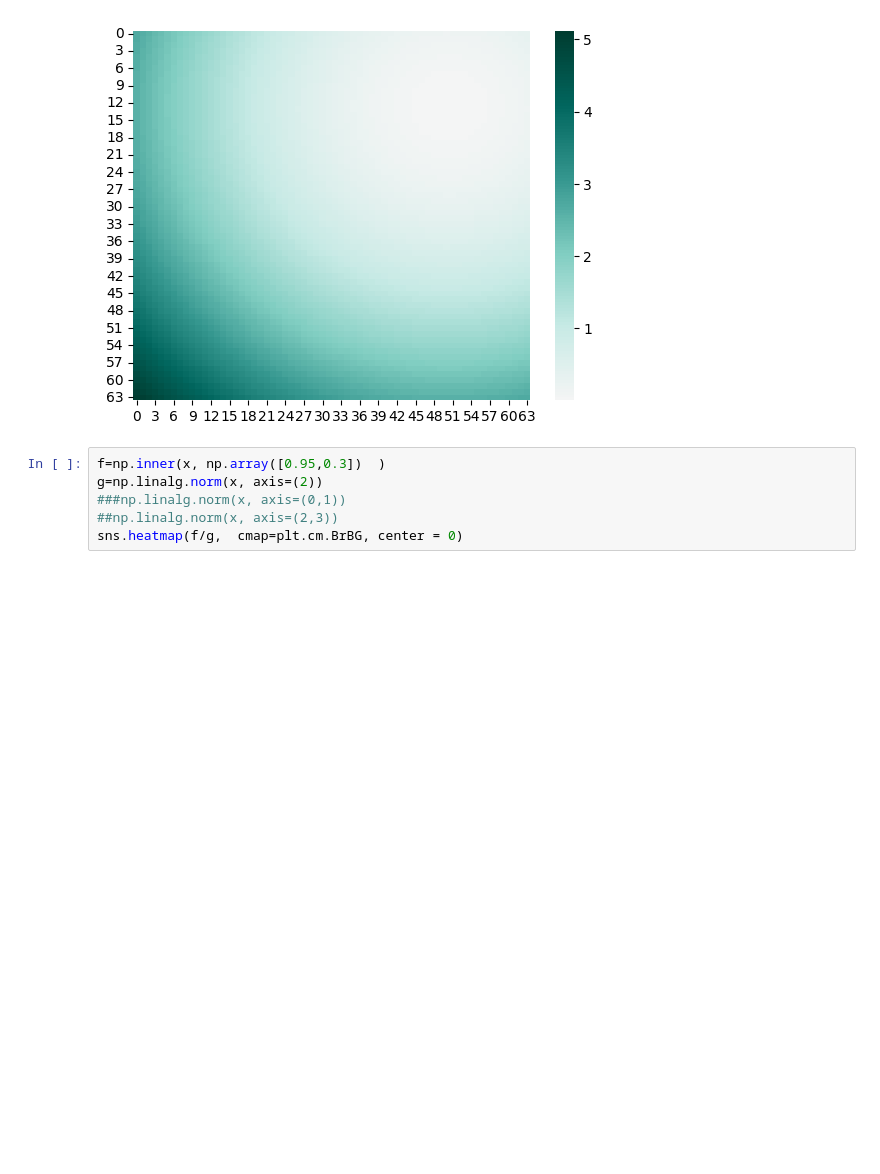
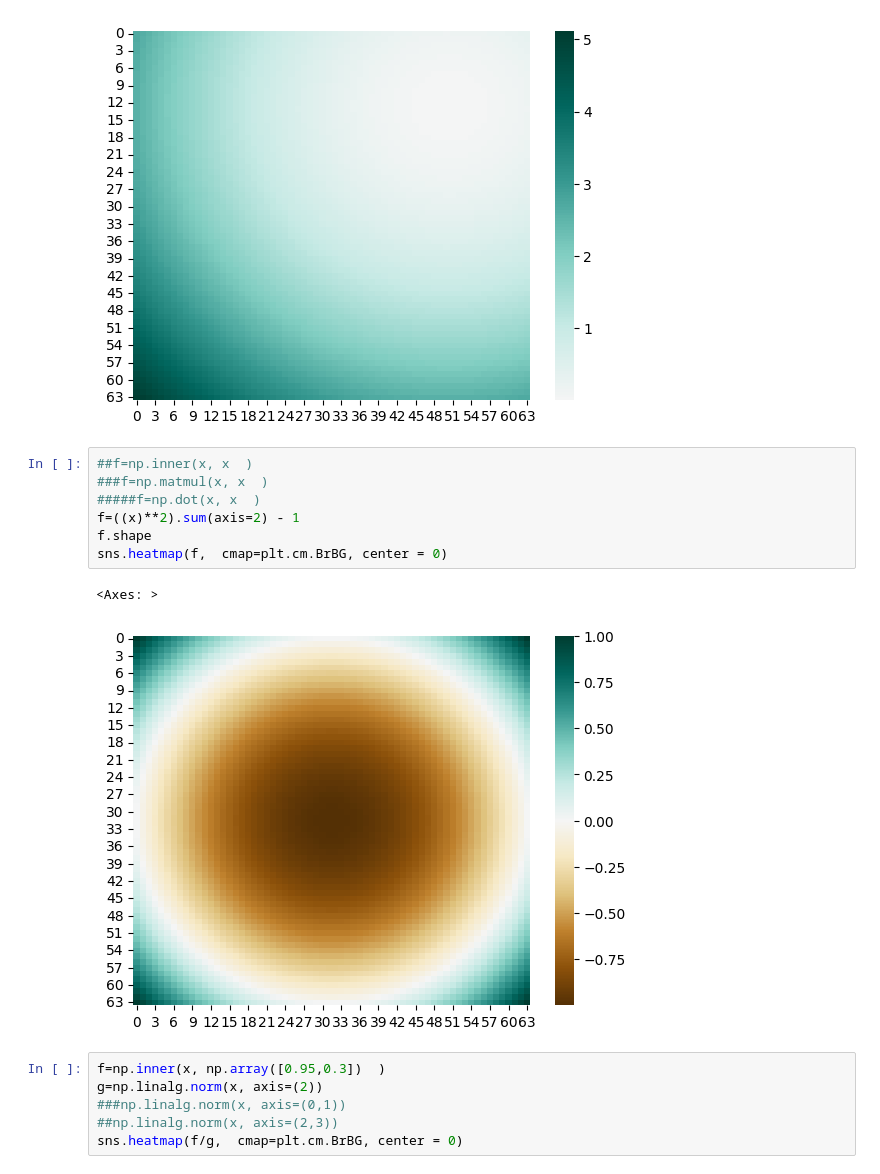
Before and after one commit to martin12333/marti-onedrive, a Jupyter notebook: AI/mm--linear-algebra-for-neural-networks/mm--parameter-maps.ipynb, the cells around one changed output. Saved outputs shown, nothing was run; the diff lists cells and outputs as text; blank space fills up the shorter version.

```diff
--- a/AI/mm--linear-algebra-for-neural-networks/mm--parameter-maps.ipynb
+++ b/AI/mm--linear-algebra-for-neural-networks/mm--parameter-maps.ipynb
@@ -102,6 +128,16 @@ sns.heatmap(f,  cmap=plt.cm.BrBG, center = 0)
 # %% [output]
 <Axes: >
 [figure]
+# %%
+##f=np.inner(x, x  )
+###f=np.matmul(x, x  )
+#####f=np.dot(x, x  )
+f=((x)**2).sum(axis=2) - 1
+f.shape
+sns.heatmap(f,  cmap=plt.cm.BrBG, center = 0)
+# %% [output]
+<Axes: >
+[figure, added]
 # %%
 f=np.inner(x, np.array([0.95,0.3])  )
 g=np.linalg.norm(x, axis=(2))
```
Also changed, not shown: parts of 7 cells of this notebook, 1 other file.
